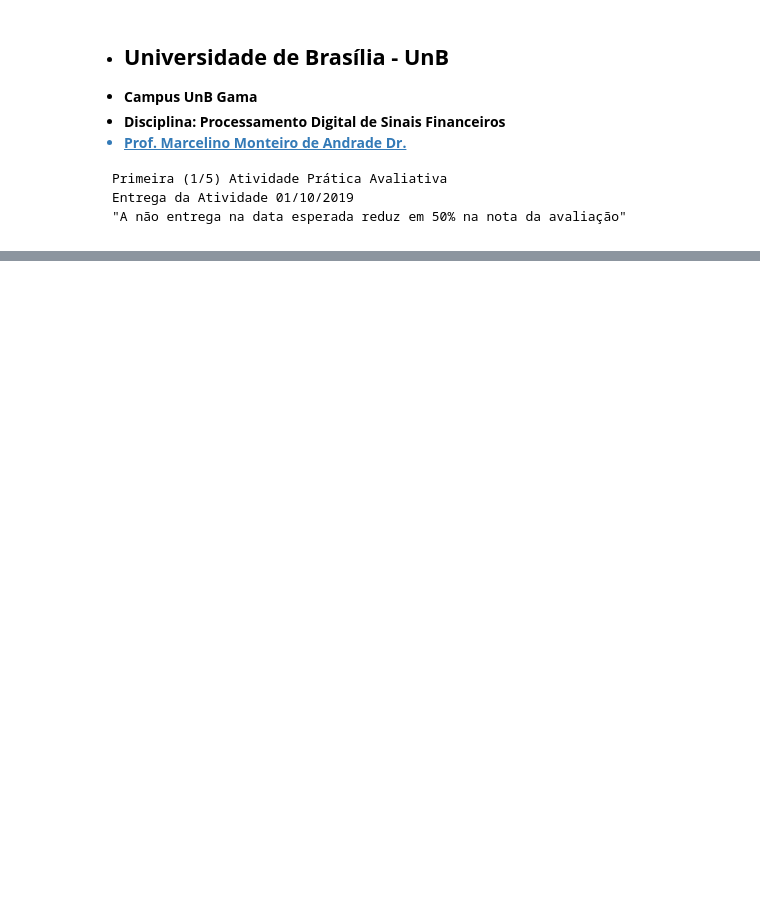
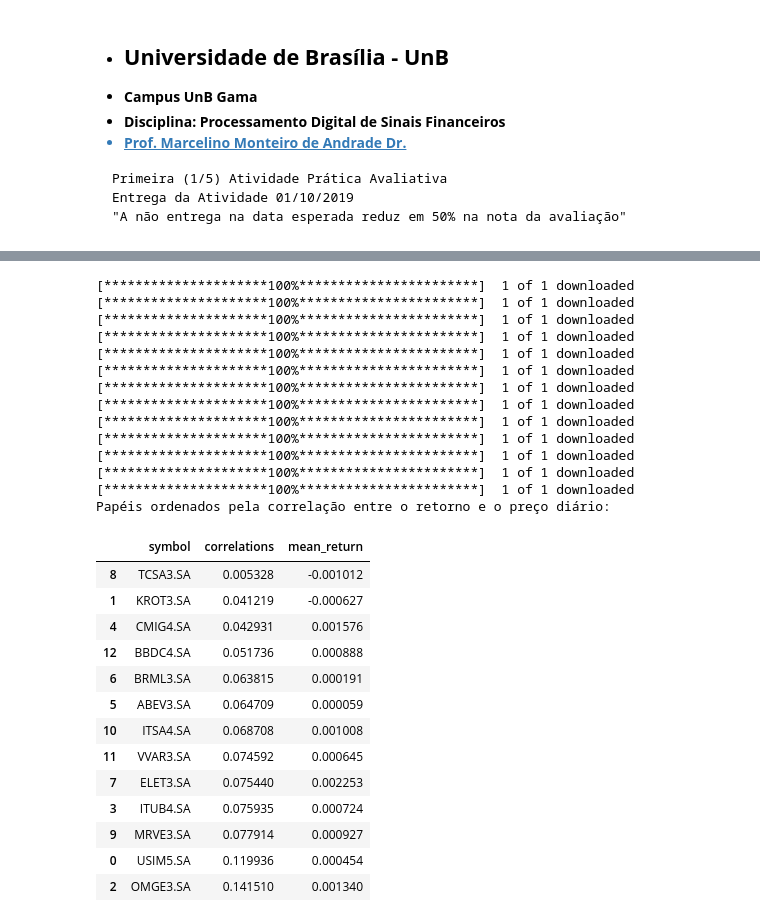
Before and after one commit to brunapinos/Processamento-Digital-de-Sinais-Financeiros, a Jupyter notebook: Atividade1_VidentesdoMercado.ipynb, the cells around one changed output, grey strips where cells are left out. Saved outputs shown, nothing was run; the diff lists cells and outputs as text; code cells hidden in the pictures; blank space fills up the shorter version.

```diff
--- a/Atividade1_VidentesdoMercado.ipynb
+++ b/Atividade1_VidentesdoMercado.ipynb
@@ -133,0 +183,50 @@ for i in range(0, 5):
+# %%
+def get_paper_correlation(paper):
+  data = pdr.get_data_yahoo(paper, start="2017-09-10", end="2019-09-10").reset_index()
+  daily_returns = data['Adj Close'].pct_change()
+  data['Returns'] = daily_returns
+  mean_return = daily_returns.mean()
+
+  correlations = data[['Returns','Adj Close']].corr()
+  correlations = correlations['Returns']['Adj Close']
+
+  result = [paper, correlations, mean_return]
+  return result
+
+correlations = []
+list_of_papers = list(set(list_of_papers))
+for paper in list_of_papers:
+  correlations.append(get_paper_correlation(paper))
+correlations = pd.DataFrame(correlations, columns = ['symbol', 'correlations', 'mean_return'])
+correlations.sort_values('correlations', inplace = True)
+print('Papéis ordenados pela correlação entre o retorno e o preço diário:')
+display(correlations)
+# %% [output]
+[*********************100%***********************]  1 of 1 downloaded
+[*********************100%***********************]  1 of 1 downloaded
+[*********************100%***********************]  1 of 1 downloaded
+[*********************100%***********************]  1 of 1 downloaded
+[*********************100%***********************]  1 of 1 downloaded
+[*********************100%***********************]  1 of 1 downloaded
+[*********************100%***********************]  1 of 1 downloaded
+[*********************100%***********************]  1 of 1 downloaded
+[*********************100%***********************]  1 of 1 downloaded
+[*********************100%***********************]  1 of 1 downloaded
+[*********************100%***********************]  1 of 1 downloaded
+[*********************100%***********************]  1 of 1 downloaded
+[*********************100%***********************]  1 of 1 downloaded
+Papéis ordenados pela correlação entre o retorno e o preço diário:
+|  | symbol | correlations | mean_return |
+| 8 | TCSA3.SA | 0.005328 | -0.001012 |
+| 1 | KROT3.SA | 0.041219 | -0.000627 |
+| 4 | CMIG4.SA | 0.042931 | 0.001576 |
+| 12 | BBDC4.SA | 0.051736 | 0.000888 |
+| 6 | BRML3.SA | 0.063815 | 0.000191 |
+| 5 | ABEV3.SA | 0.064709 | 0.000059 |
+| 10 | ITSA4.SA | 0.068708 | 0.001008 |
+| 11 | VVAR3.SA | 0.074592 | 0.000645 |
+| 7 | ELET3.SA | 0.075440 | 0.002253 |
+| 3 | ITUB4.SA | 0.075935 | 0.000724 |
+| 9 | MRVE3.SA | 0.077914 | 0.000927 |
+| 0 | USIM5.SA | 0.119936 | 0.000454 |
+| 2 | OMGE3.SA | 0.141510 | 0.001340 |
```
Also changed, not shown: parts of 14 cells of this notebook.
